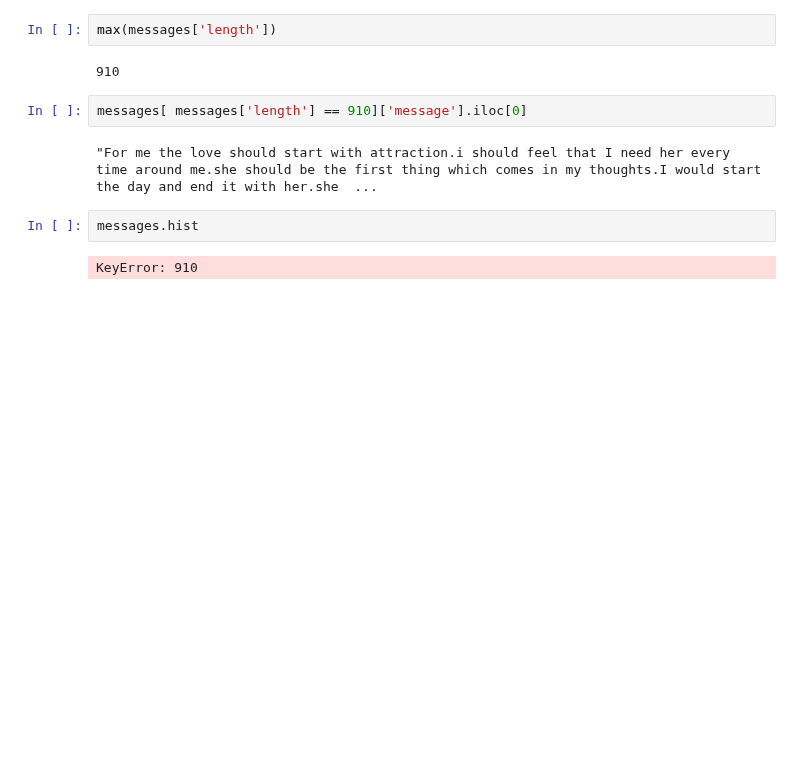
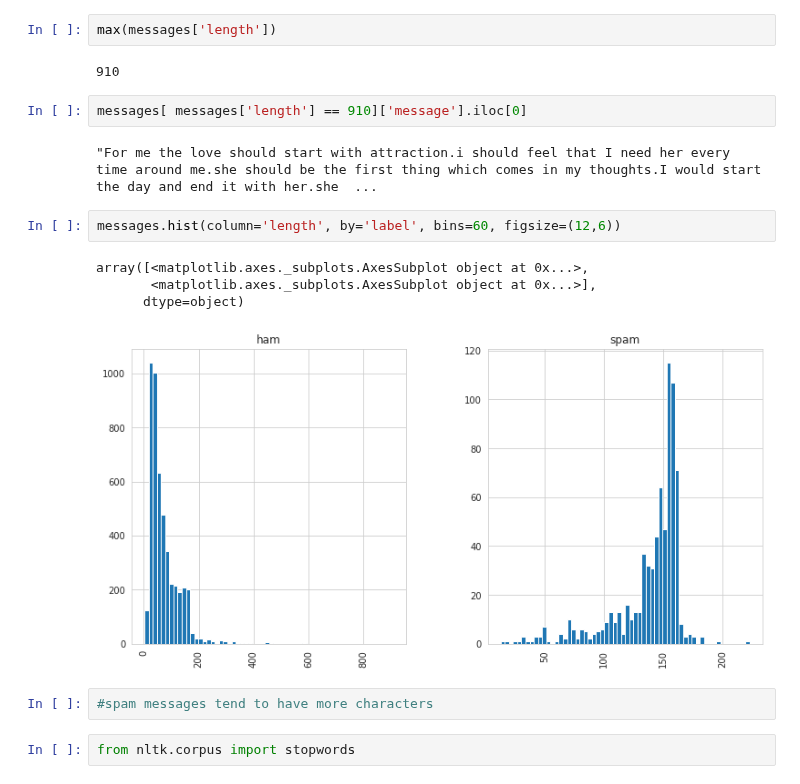
Before and after one commit to OhGreat/Machine-Learning, a Jupyter notebook: Sklearn/Natural Language Processing/SMS Spam Detection.ipynb, the cells around one changed output. Drawn from its saved outputs; the diff is of its cells as text; blank space fills up the shorter version.

```diff
--- a/Sklearn/Natural Language Processing/SMS Spam Detection.ipynb
+++ b/Sklearn/Natural Language Processing/SMS Spam Detection.ipynb
@@ -105,7 +87,14 @@ max(messages['length'])
 messages[ messages['length'] == 910]['message'].iloc[0]
 # %% [output]
 "For me the love should start with attraction.i should feel that I need her every time around me.she should be the first thing which comes in my thoughts.I would start the day and end it with her.she  ...
-# %%
-messages.hist
-# %% [output]
-KeyError: 910
+# %%
+messages.hist(column='length', by='label', bins=60, figsize=(12,6))
+# %% [output]
+array([<matplotlib.axes._subplots.AxesSubplot object at 0x...>,
+       <matplotlib.axes._subplots.AxesSubplot object at 0x...>],
+      dtype=object)
+[figure, added]
+# %%
+#spam messages tend to have more characters
+# %%
+from nltk.corpus import stopwords
```
Also changed, not shown: parts of 10 cells of this notebook.
